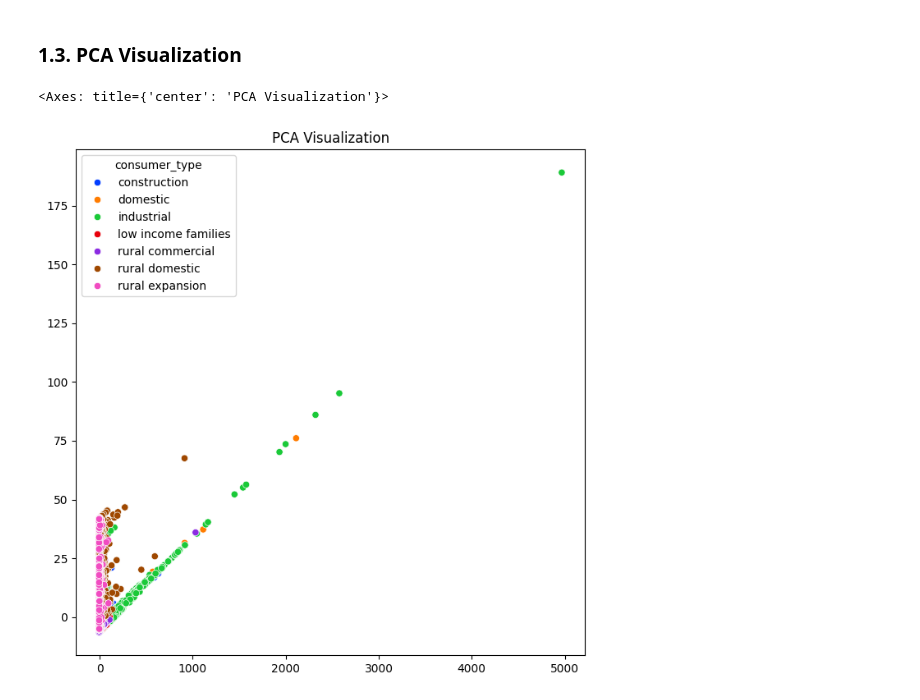
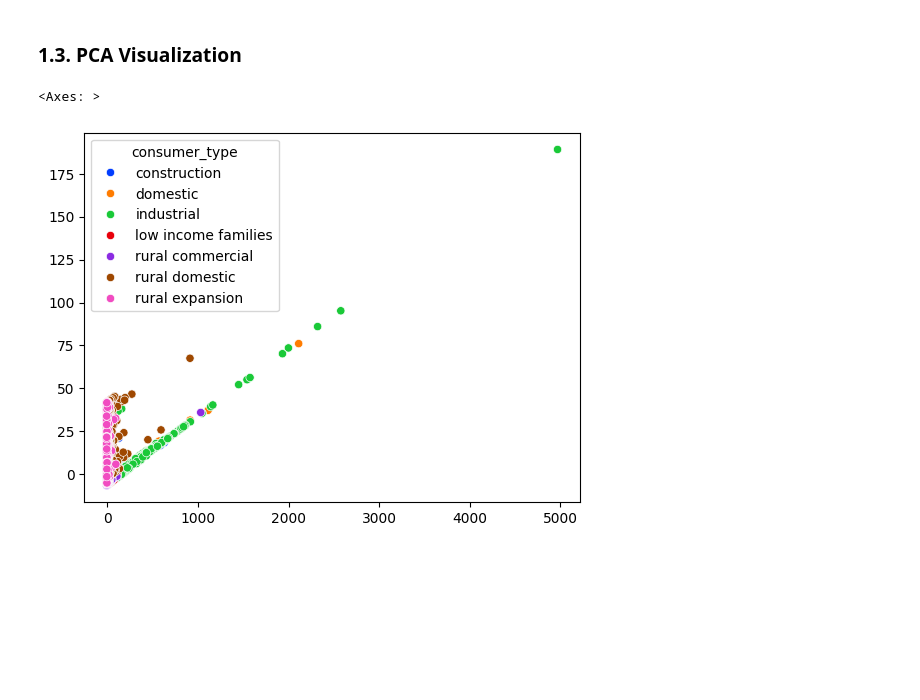
Before and after one commit to gustavoguedess/water-consumption, a Jupyter notebook: analytics.ipynb, the cells around one changed output. Cells and saved outputs as stored; diff of their text form; code cells hidden in the pictures; blank space fills up the shorter version.

```diff
--- a/analytics.ipynb
+++ b/analytics.ipynb
@@ -222,18 +222,19 @@ sns.scatterplot(x=tsne_result[:, 0], y=tsne_result[:, 1], hue=consumer_type_tsne
 # %%
 from sklearn.decomposition import PCA
 import matplotlib.pyplot as plt
 import seaborn as sns
 
 df_visualization_pca = df_analytics.sort_values(by='consumer_type')
 consumer_type_pca = df_visualization_pca.consumer_type
 df_visualization_pca = df_visualization_pca.drop(columns=['consumer_type', 'consumer_number'])
 
 pca = PCA(n_components=2)
 pca_result = pca.fit_transform(df_visualization_pca)
 
-plt.figure(figsize=(8, 8))
-plt.title('PCA Visualization')
+# plt.figure(figsize=(8, 8))
+# plt.title('PCA Visualization')
 sns.scatterplot(x=pca_result[:, 0], y=pca_result[:, 1], hue=consumer_type_pca)
+# sns.relplot(data=df_visualization_pca, x=pca_result[:, 0], y=pca_result[:, 1], col=consumer_type_pca, kind='scatter', hue=consumer_type_pca)
 # %% [output]
-<Axes: title={'center': 'PCA Visualization'}>
+<Axes: >
-[figure, old version]
+[figure, new version]
```
Also changed, not shown: parts of 2 cells of this notebook.
